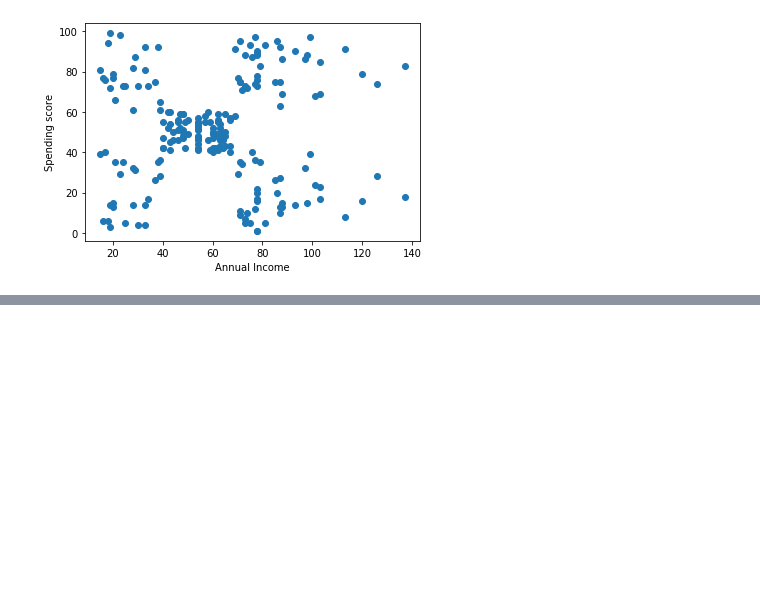
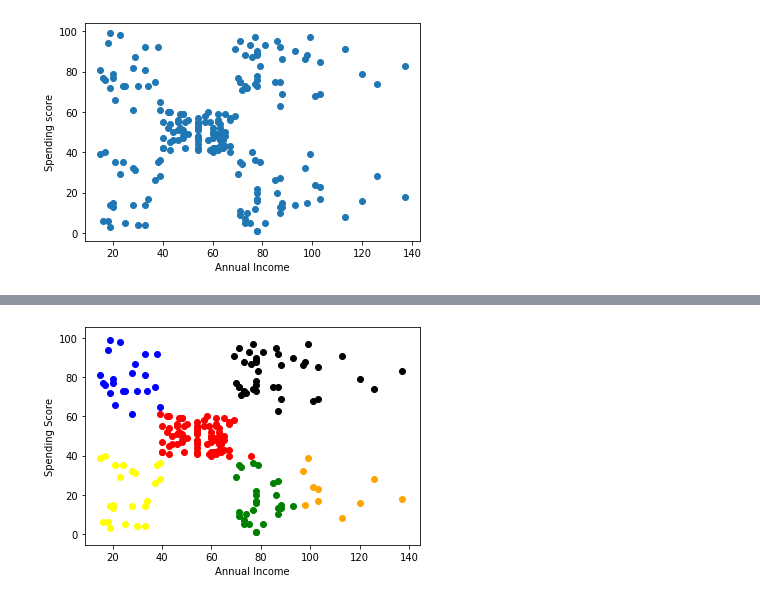
Before and after one commit to infiniteoverflow/KMeans-Tensorflow, a Jupyter notebook: KMeans.ipynb, the cells around one changed output, grey strips where cells are left out. Cells and saved outputs as stored; diff of their text form; code cells hidden in the pictures; blank space fills up the shorter version.

Commit message:
Performed KMeans using Tensorflow

```diff
--- a/KMeans.ipynb
+++ b/KMeans.ipynb
@@ -115,0 +135,11 @@ plt.show()
+# %%
+def input_fn():
+    return tf.compat.v1.train.limit_epochs(tf.convert_to_tensor(x.to_numpy(),dtype=tf.float32),num_epochs=2)
+# %%
+num_clusters = 6
+kmeans = tf.compat.v1.estimator.experimental.KMeans(
+    num_clusters=num_clusters,
+    use_mini_batch=False,
+    seed=100,
+    initial_clusters=kmeans_lib.KMeansClustering.KMEANS_PLUS_PLUS_INIT
+)
@@ -115,0 +158,13 @@ plt.show()
+# %%
+num_iterations = 10
+previous_centers = None
+
+for _ in range(num_iterations):
+    kmeans.train(input_fn)
+    cluster_centers = kmeans.cluster_centers()
+
+    if previous_centers is not None:
+        print('delta: ',cluster_centers-previous_centers)
+    previous_centers = cluster_centers
+    print('Score: ',kmeans.score(input_fn))
+print('cluster centers: ',cluster_centers)
@@ -115,0 +189,2 @@ plt.show()
+# %%
+cluster_indices = list(kmeans.predict_cluster_index(input_fn))
@@ -115,0 +199,13 @@ plt.show()
+# %%
+colors = ['red','green','black','yellow','orange','blue']
+
+for i,feature in enumerate(x.to_numpy()):
+    cluster_index = cluster_indices[i]
+    center = cluster_centers[cluster_index]
+    plt.scatter(feature[0],feature[1],c=colors[cluster_index])
+    plt.xlabel('Annual Income')
+    plt.ylabel('Spending Score')
+
+plt.show()
+# %% [output]
+[figure, added]
```
Also changed, not shown: parts of 9 cells of this notebook.
